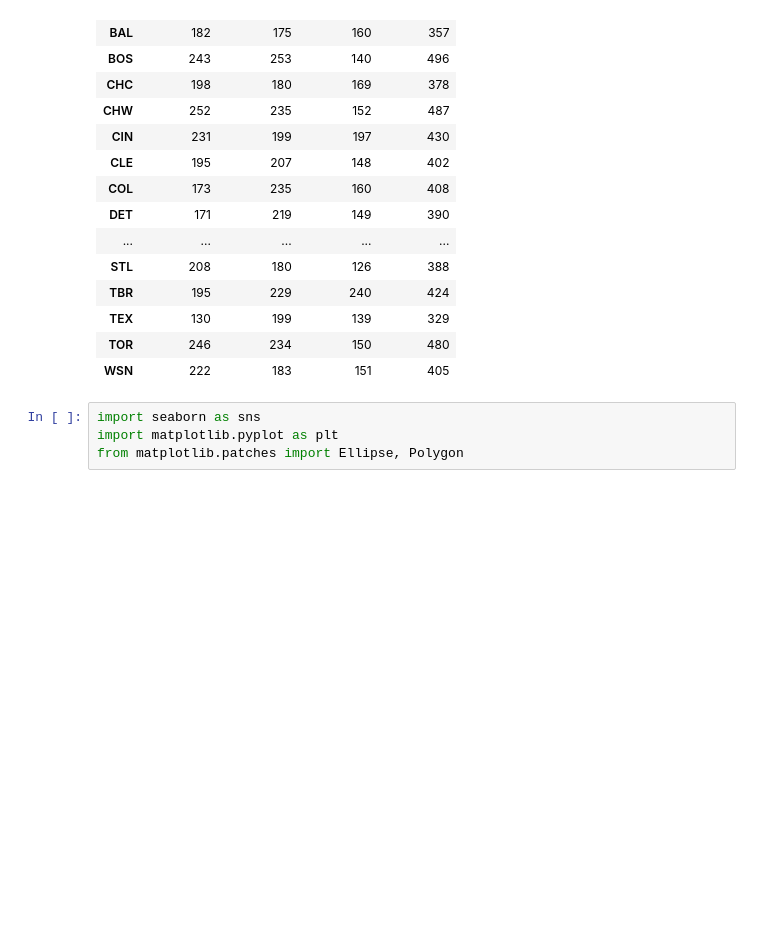
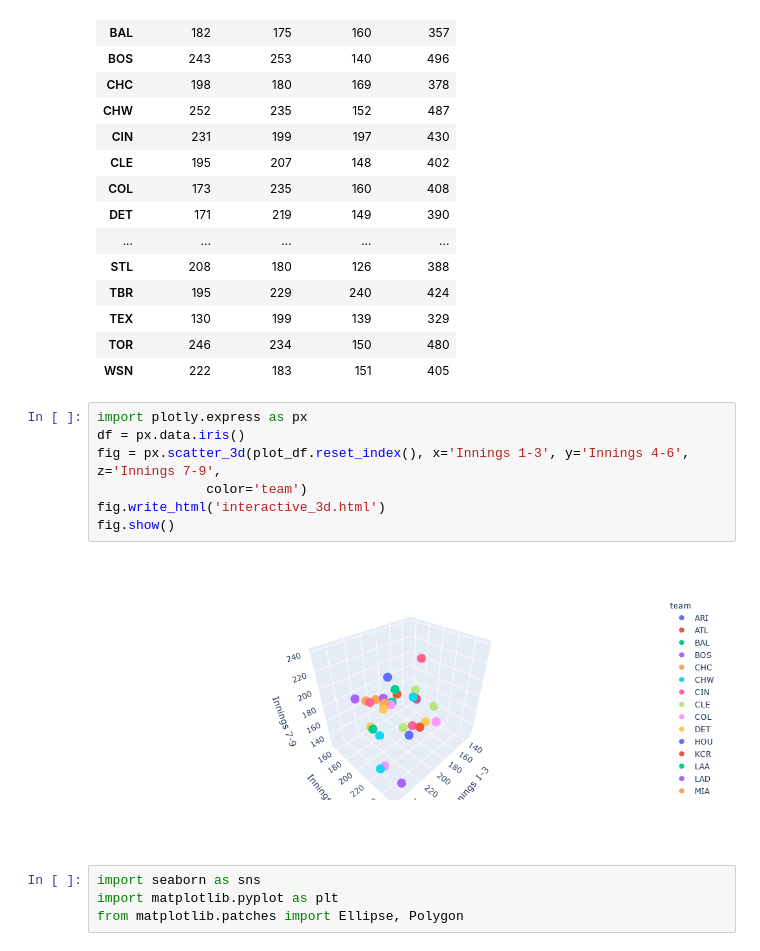
Before and after one commit to double-dose-larry/jup_notebooks_baseball, a Jupyter notebook: late_inning_runs/runs_by_inning.ipynb, the cells around one changed output. Saved outputs shown, nothing was run; the diff lists cells and outputs as text; blank space fills up the shorter version.

Commit message:
adds 3d plot to late_inning_runs

```diff
--- a/late_inning_runs/runs_by_inning.ipynb
+++ b/late_inning_runs/runs_by_inning.ipynb
@@ -81,6 +83,15 @@ plot_df
 | TEX | 130 | 199 | 139 | 329 |
 | TOR | 246 | 234 | 150 | 480 |
 | WSN | 222 | 183 | 151 | 405 |
+# %%
+import plotly.express as px
+df = px.data.iris()
+fig = px.scatter_3d(plot_df.reset_index(), x='Innings 1-3', y='Innings 4-6', z='Innings 7-9',
+              color='team')
+fig.write_html('interactive_3d.html')
+fig.show()
+# %% [output]
+[figure, added]
 # %%
 import seaborn as sns
 import matplotlib.pyplot as plt
```
Also changed, not shown: parts of 2 cells of this notebook, 1 other file.
